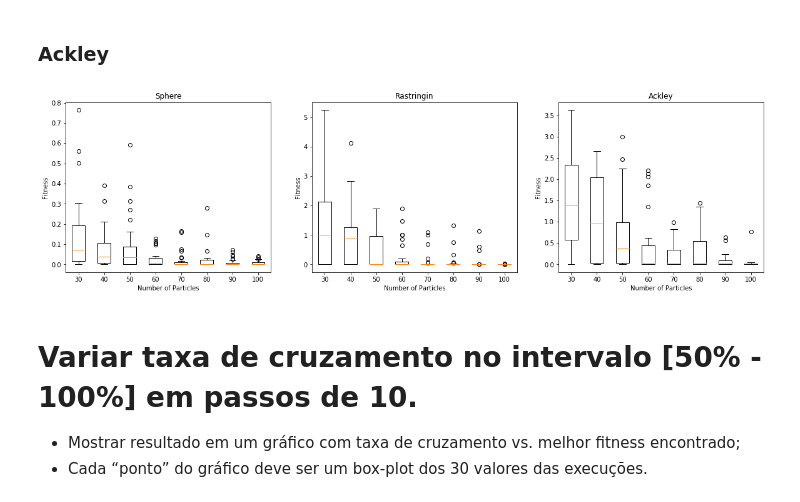
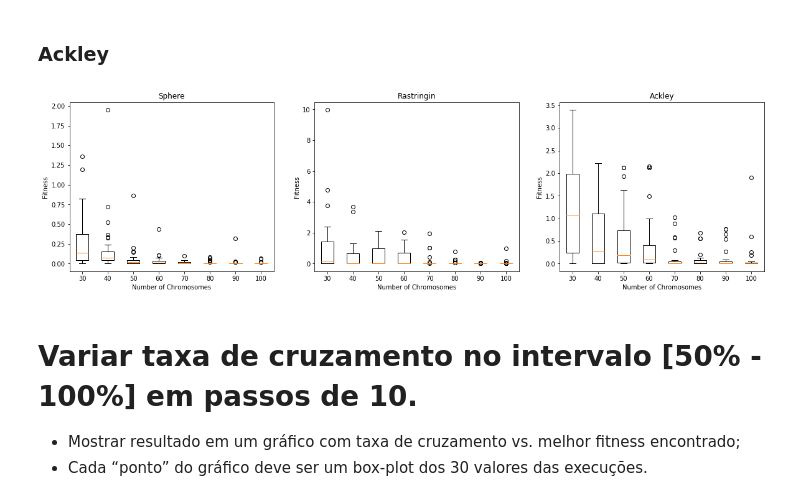
Before and after one commit to anthonyjatoba/bioinspired-optimization, a Jupyter notebook: GA.ipynb, the cells around one changed output. Saved outputs shown, nothing was run; the diff lists cells and outputs as text; code cells hidden in the pictures.

```diff
--- a/GA.ipynb
+++ b/GA.ipynb
@@ -19,13 +19,13 @@ bounds = [(-5, 5), (-5, 5), (-5, 5)]
 sphere_results = []
 sphere_particle_number = []
 
-# varying the number of particles
+# varying the number of chromosomes
 for n in range(30, 101, 10):
     ga = GA(sphere, bounds, pop_size=n)
     results = []
     # executing algorithm 30 times
     for i in range(30):
-        execution = ga.run()
+        execution, _ = ga.run()
         results.append(execution)
 
     sphere_particle_number.append(n)
@@ -38,13 +38,13 @@ bounds = [(-5.12, 5.12), (-5.12, 5.12), (-5.12, 5.12)]
 rastringin_results = []
 rastringin_particle_number = []
 
-# varying the number of particles
+# varying the number of chromosomes
 for n in range(30, 101, 10):
     ga = GA(rastringin, bounds, pop_size=n)
     results = []
     # executing algorithm 30 times
     for i in range(30):
-        execution = ga.run()
+        execution, _ = ga.run()
         results.append(execution)
 
     rastringin_particle_number.append(n)
@@ -57,13 +57,13 @@ bounds = [(-5, 5), (-5, 5), (-5, 5)]
 ackley_results = []
 ackley_particle_number = []
 
-# varying the number of particles
+# varying the number of chromosomes
 for n in range(30, 101, 10):
     ga = GA(ackley, bounds, pop_size=n)
     results = []
     # executing algorithm 30 times
     for i in range(30):
-        execution = ga.run()
+        execution, _ = ga.run()
         results.append(execution)
 
     ackley_particle_number.append(n)
@@ -71,30 +71,30 @@ for n in range(30, 101, 10):
 # %%
 plt.figure(figsize=(20, 5))
 
 plt.subplot(1, 3, 1)
 plt.boxplot(sphere_results)
 plt.xticks(range(1, len(sphere_results) + 1), sphere_particle_number)
 plt.title('Sphere')
 plt.ylabel("Fitness")
-plt.xlabel("Number of Particles")
+plt.xlabel("Number of Chromosomes")
 
 plt.subplot(1, 3, 2)
 plt.boxplot(rastringin_results)
 plt.xticks(range(1, len(rastringin_results) + 1), rastringin_particle_number)
 plt.title('Rastringin')
 plt.ylabel("Fitness")
-plt.xlabel("Number of Particles")
+plt.xlabel("Number of Chromosomes")
 
 plt.subplot(1, 3, 3)
 plt.boxplot(ackley_results)
 plt.xticks(range(1, len(ackley_results) + 1), ackley_particle_number)
 plt.title('Ackley')
 plt.ylabel("Fitness")
-plt.xlabel("Number of Particles")
+plt.xlabel("Number of Chromosomes")
 
 plt.show()
 # %% [output]
-[figure, old version]
+[figure, new version]
 # %% [markdown]
 # Variar taxa de cruzamento no intervalo [50% - 100%] em passos de 10.
 * Mostrar resultado em um gráfico com taxa de cruzamento vs. melhor fitness encontrado;
```
Also changed, not shown: parts of 13 cells of this notebook, 1 other file.
